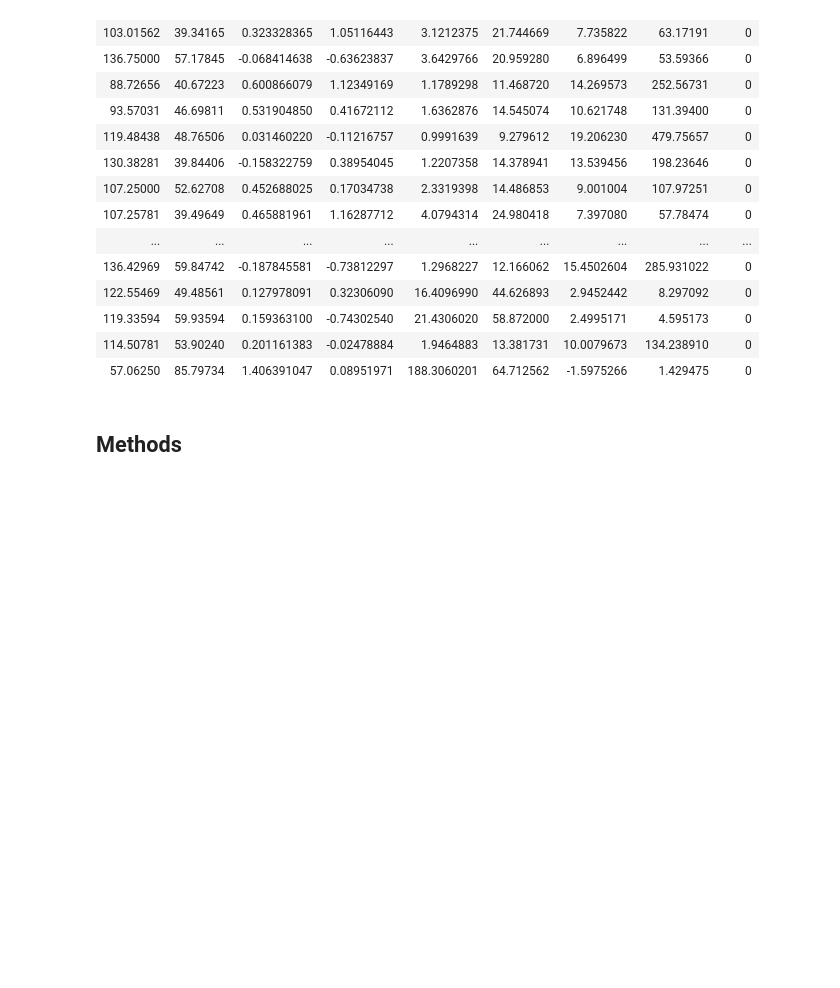
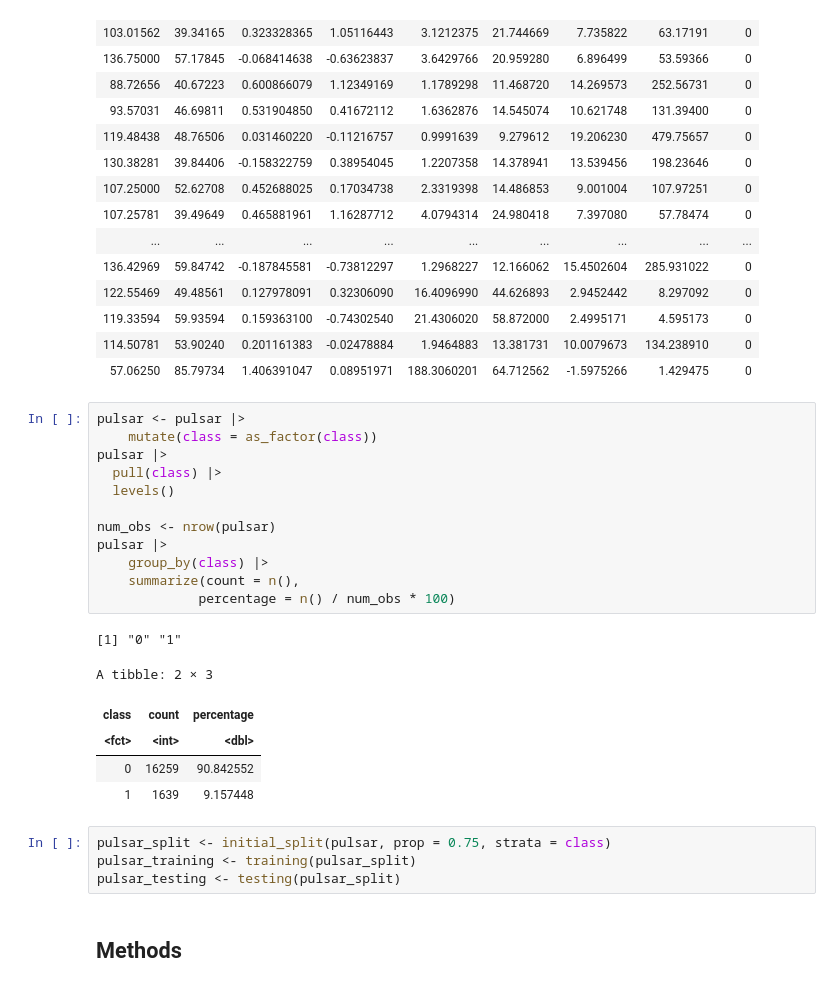
Before and after one commit to splashhhhhh/dsci100-grp165, a Jupyter notebook: Proposal.ipynb, the cells around one changed output. Drawn from its saved outputs; the diff is of its cells as text; blank space fills up the shorter version.

Commit message:
find class percentages, split into train & test

```diff
--- a/Proposal.ipynb
+++ b/Proposal.ipynb
@@ -77,6 +60,29 @@ A spec_tbl_df: 17898 × 9
 | 119.33594 | 59.93594 | 0.159363100 | -0.74302540 | 21.4306020 | 58.872000 | 2.4995171 | 4.595173 | 0 |
 | 114.50781 | 53.90240 | 0.201161383 | -0.02478884 | 1.9464883 | 13.381731 | 10.0079673 | 134.238910 | 0 |
 | 57.06250 | 85.79734 | 1.406391047 | 0.08951971 | 188.3060201 | 64.712562 | -1.5975266 | 1.429475 | 0 |
+# %%
+pulsar <- pulsar |>
+    mutate(class = as_factor(class))
+pulsar |>
+  pull(class) |>
+  levels()
+
+num_obs <- nrow(pulsar)
+pulsar |>
+    group_by(class) |>
+    summarize(count = n(),
+             percentage = n() / num_obs * 100)
+# %% [output]
+[1] "0" "1"
+A tibble: 2 × 3
+| class | count | percentage |
+| <fct> | <int> | <dbl> |
+| 0 | 16259 | 90.842552 |
+| 1 | 1639 | 9.157448 |
+# %%
+pulsar_split <- initial_split(pulsar, prop = 0.75, strata = class)
+pulsar_training <- training(pulsar_split)
+pulsar_testing <- testing(pulsar_split)
 # %% [markdown]
 ## Methods
 # %% [markdown]
```
Also changed, not shown: parts of 1 cell of this notebook.
